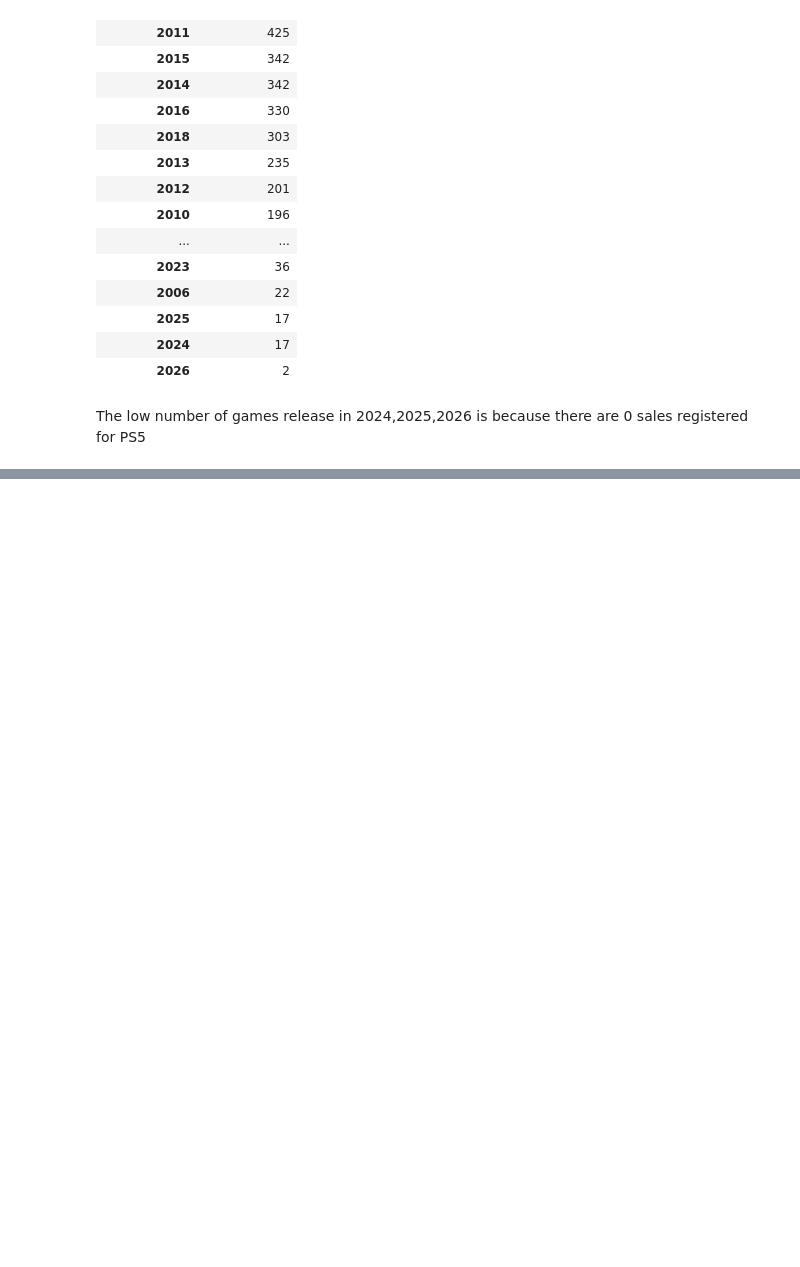
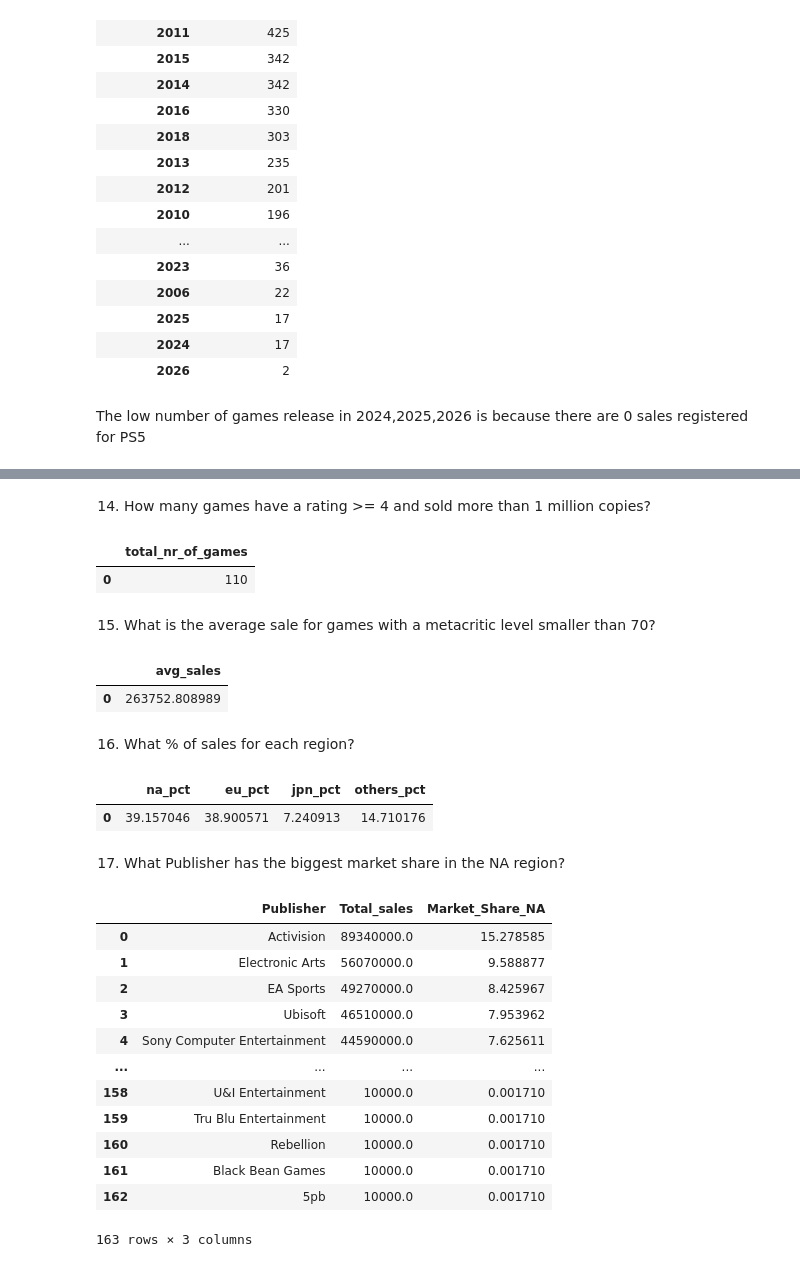
Before and after one commit to CalinP1/Playstation_work, a Jupyter notebook: PlayStation_Data_report.ipynb, the cells around one changed output, grey strips where cells are left out. Drawn from its saved outputs; the diff is of its cells as text; code cells hidden in the pictures; blank space fills up the shorter version.

Commit message:
19 total queries writen, Time-based analysis, quality vs sales, Market shares

```diff
--- a/PlayStation_Data_report.ipynb
+++ b/PlayStation_Data_report.ipynb
@@ -729,0 +794,73 @@ The low number of games release in 2024,2025,2026 is because there are 0 sales r
+# %% [markdown]
+14) How many games have a rating >= 4 and sold more than 1 million copies?
+# %%
+query_games_with_big_avg_and_copies = """
+    with cte_games as (SELECT COUNT(Game) as Nr_of_Games, AVG(rating) as avg_rating, [Total Sales]
+    FROM PlayStation_Games
+    GROUP BY [Total Sales]
+    HAVING avg_rating >=4 AND [Total Sales] > 1000000
+    ORDER BY avg_rating)
+
+    SELECT COUNT(Nr_of_Games) as total_nr_of_games
+    FROM cte_games
+"""
+games_with_big_avg_and_copies = pd.read_sql(query_games_with_big_avg_and_copies,conn)
+games_with_big_avg_and_copies
+# %% [output]
+|  | total_nr_of_games |
+| 0 | 110 |
+# %% [markdown]
+15) What is the average sale for games with a metacritic level smaller than 70?
+# %%
+query_avg_sale_for_small_metacritic = """
+    WITH cte_avg_metacricitc as(SELECT Game,  metacritic, [Total Sales]
+    FROM PlayStation_Games
+    GROUP BY Game
+    HAVING metacritic < 70)
+
+    SELECT AVG([Total Sales]) as avg_sales
+    FROM cte_avg_metacricitc
+"""
+avg_sale_for_small_metacritic = pd.read_sql(query_avg_sale_for_small_metacritic, conn)
+avg_sale_for_small_metacritic
+# %% [output]
+|  | avg_sales |
+| 0 | 263752.808989 |
+# %% [markdown]
+16) What % of sales for each region?
+# %%
+query_percent_sales_region = """
+   SELECT (SUM([NA Sales])/SUM([Total Sales]))*100 as na_pct, (SUM([PAL Sales])/SUM([Total Sales]))*100 as eu_pct, (SUM([Japan Sales])/SUM([Total Sales]))*100 as jpn_pct, (SUM([Other Sales])/SUM([Total Sales]))*100 as others_pct
+    FROM PlayStation_Games
+"""
+percent_sales_region = pd.read_sql(query_percent_sales_region,conn)
+percent_sales_region
+# %% [output]
+|  | na_pct | eu_pct | jpn_pct | others_pct |
+| 0 | 39.157046 | 38.900571 | 7.240913 | 14.710176 |
+# %% [markdown]
+17) What Publisher has the biggest market share in the NA region?
+# %%
+query_pub_market_share_NA = """
+    SELECT Publisher, SUM([NA Sales]) as Total_sales, (SUM([NA Sales]) / (SELECT SUM([NA Sales]) FROM PlayStation_Games)) * 100 as Market_Share_NA
+    FROM PlayStation_Games
+    GROUP BY Publisher
+    HAVING Market_Share_NA > 0
+    ORDER BY Total_sales DESC
+"""
+pub_market_share_NA = pd.read_sql(query_pub_market_share_NA,conn)
+pub_market_share_NA
+# %% [output]
+|  | Publisher | Total_sales | Market_Share_NA |
+| 0 | Activision | 89340000.0 | 15.278585 |
+| 1 | Electronic Arts | 56070000.0 | 9.588877 |
+| 2 | EA Sports | 49270000.0 | 8.425967 |
+| 3 | Ubisoft | 46510000.0 | 7.953962 |
+| 4 | Sony Computer Entertainment | 44590000.0 | 7.625611 |
+| ... | ... | ... | ... |
+| 158 | U&I Entertainment | 10000.0 | 0.001710 |
+| 159 | Tru Blu Entertainment | 10000.0 | 0.001710 |
+| 160 | Rebellion | 10000.0 | 0.001710 |
+| 161 | Black Bean Games | 10000.0 | 0.001710 |
+| 162 | 5pb | 10000.0 | 0.001710 |
+163 rows × 3 columns
```
Also changed, not shown: parts of 12 cells of this notebook.
